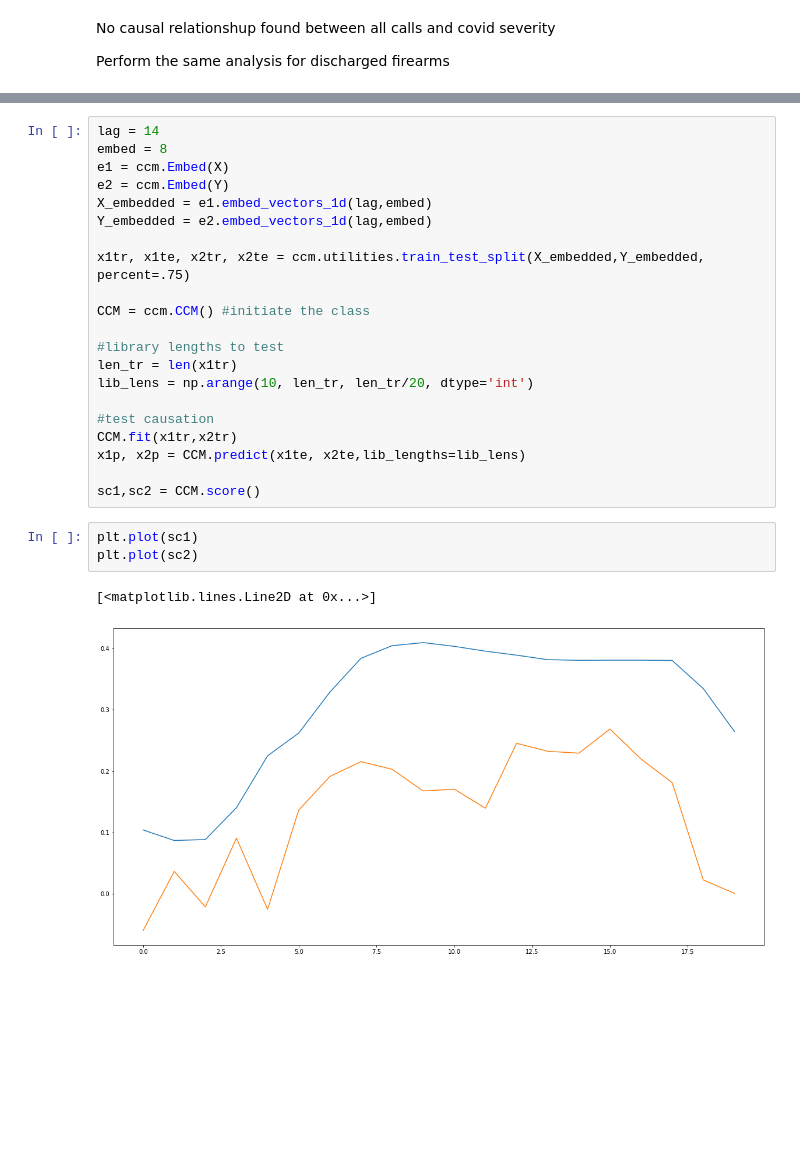
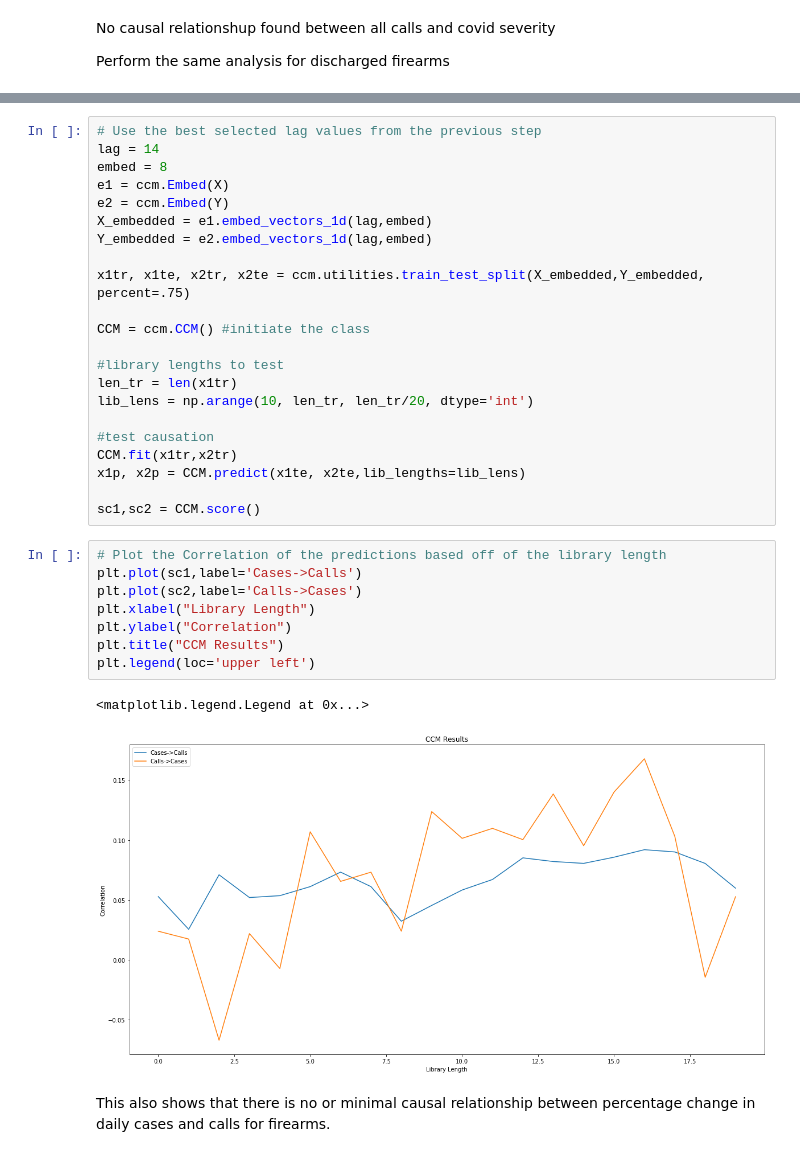
Before and after one commit to n8-uw/Project, a Jupyter notebook: explore.ipynb, the cells around one changed output, grey strips where cells are left out. Cells and saved outputs as stored; diff of their text form; blank space fills up the shorter version.

```diff
--- a/explore.ipynb
+++ b/explore.ipynb
@@ -749,6 +810,7 @@ for l in range(1,15):
 12 8
 14 8
 # %%
+# Use the best selected lag values from the previous step
 lag = 14
 embed = 8
 e1 = ccm.Embed(X)
@@ -769,9 +831,16 @@ CCM.fit(x1tr,x2tr)
 x1p, x2p = CCM.predict(x1te, x2te,lib_lengths=lib_lens)
 
 sc1,sc2 = CCM.score()
-# %%
-plt.plot(sc1)
-plt.plot(sc2)
-# %% [output]
-[<matplotlib.lines.Line2D at 0x...>]
-[figure, removed]
+# %%
+# Plot the Correlation of the predictions based off of the library length
+plt.plot(sc1,label='Cases->Calls')
+plt.plot(sc2,label='Calls->Cases')
+plt.xlabel("Library Length")
+plt.ylabel("Correlation")
+plt.title("CCM Results")
+plt.legend(loc='upper left')
+# %% [output]
+<matplotlib.legend.Legend at 0x...>
+[figure, added]
+# %% [markdown]
+This also shows that there is no or minimal causal relationship between percentage change in daily cases and calls for firearms.
```
Also changed, not shown: parts of 71 cells of this notebook, 3 other files.
